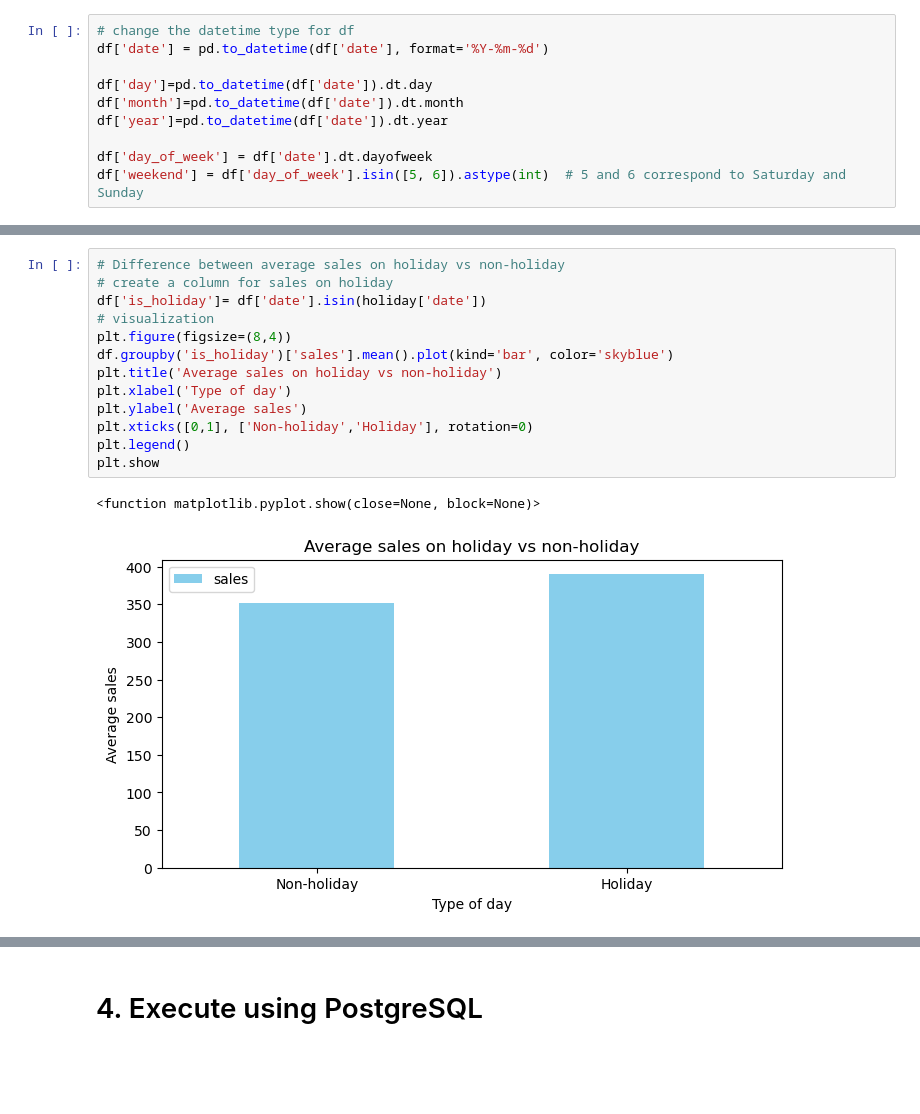
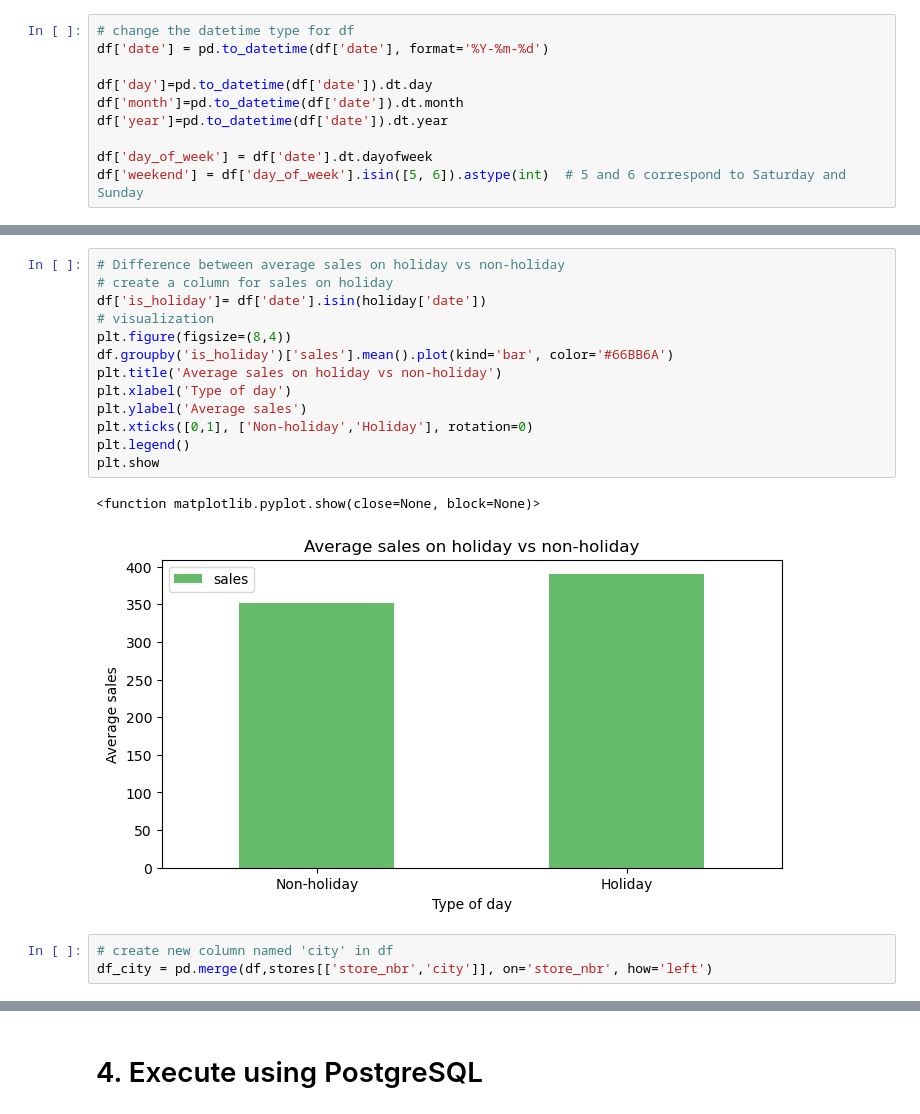
Before and after one commit to Rezkitasyarihna/store_sales_prediction, a Jupyter notebook: store_sales.ipynb, the cells around one changed output, grey strips where cells are left out. Saved outputs shown, nothing was run; the diff lists cells and outputs as text; blank space fills up the shorter version.

```diff
--- a/store_sales.ipynb
+++ b/store_sales.ipynb
@@ -123,16 +171,19 @@ plt.show()
 # %%
 # Difference between average sales on holiday vs non-holiday
 # create a column for sales on holiday
 df['is_holiday']= df['date'].isin(holiday['date'])
 # visualization
 plt.figure(figsize=(8,4))
-df.groupby('is_holiday')['sales'].mean().plot(kind='bar', color='skyblue')
+df.groupby('is_holiday')['sales'].mean().plot(kind='bar', color='#66BB6A')
 plt.title('Average sales on holiday vs non-holiday')
 plt.xlabel('Type of day')
 plt.ylabel('Average sales')
 plt.xticks([0,1], ['Non-holiday','Holiday'], rotation=0)
 plt.legend()
 plt.show
 # %% [output]
 <function matplotlib.pyplot.show(close=None, block=None)>
-[figure, old version]
+[figure, new version]
+# %%
+# create new column named 'city' in df
+df_city = pd.merge(df,stores[['store_nbr','city']], on='store_nbr', how='left')
```
Also changed, not shown: parts of 8 cells of this notebook.
